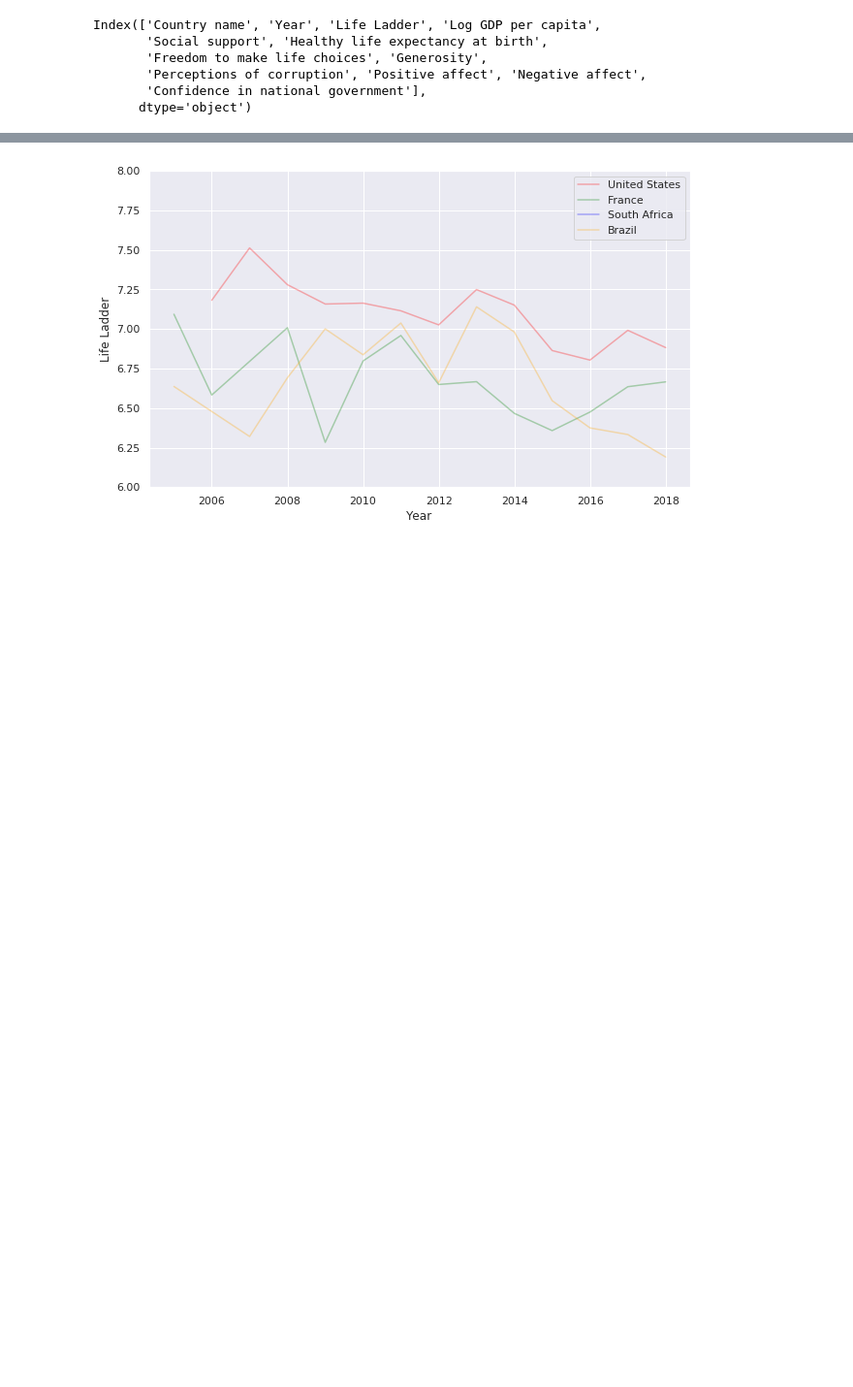
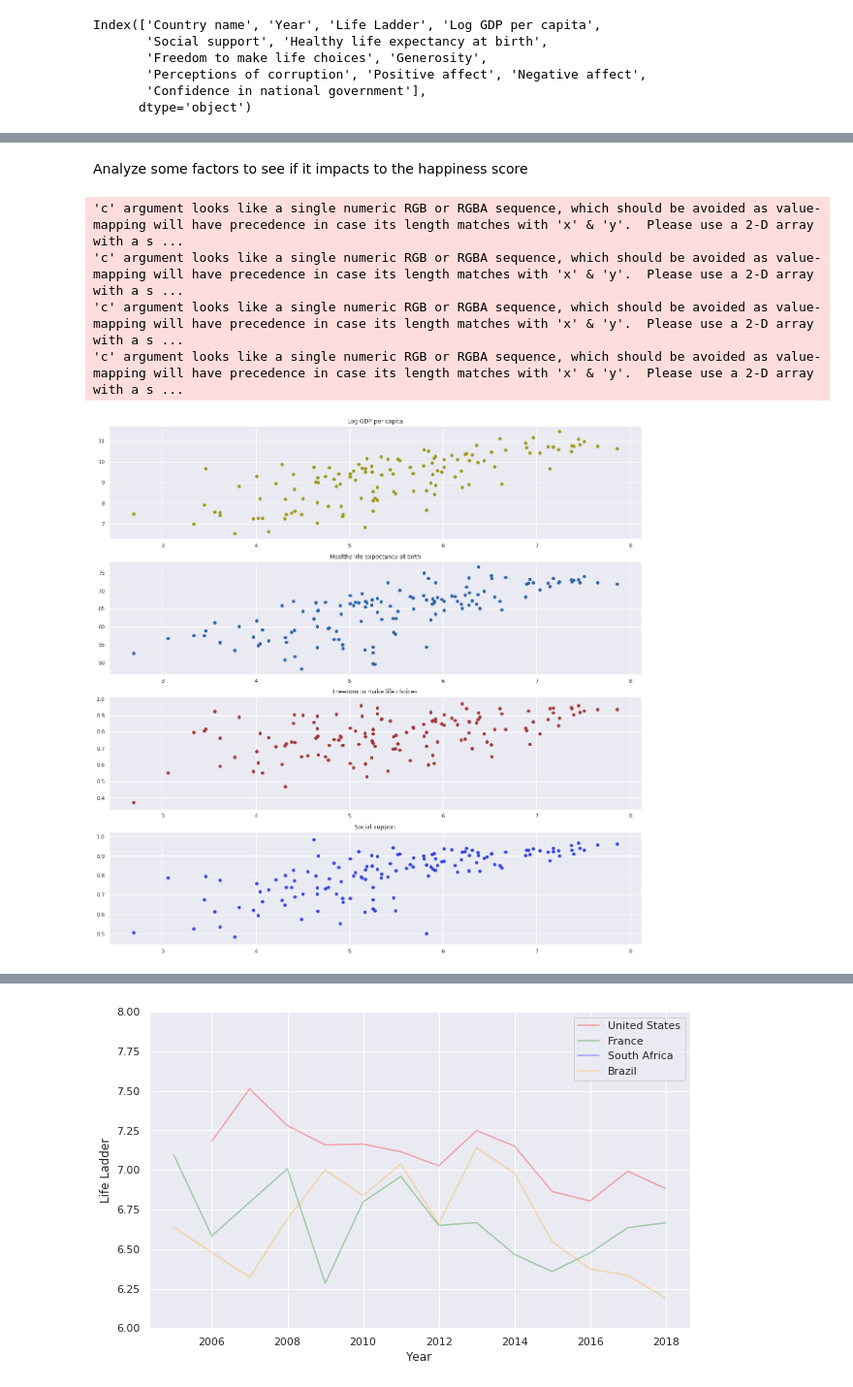
Before and after one commit to tlplus/Probability_Stats_Project, a Jupyter notebook: World Happiness Report.ipynb, the cells around one changed output, grey strips where cells are left out. Shown at 97% size. Drawn from its saved outputs; the diff is of its cells as text; code cells hidden in the pictures; blank space fills up the shorter version.

```diff
--- a/World Happiness Report.ipynb
+++ b/World Happiness Report.ipynb
@@ -116,0 +122,16 @@ df_2018.head(20)
+# %% [markdown]
+Analyze some factors to see if it impacts to the happiness score
+# %%
+plt.figure(figsize = (20, 20))
+factors_2018 = ['Log GDP per capita', 'Healthy life expectancy at birth',
+               'Freedom to make life choices', 'Social support']
+for i, j in zip(range(1, 5), factors_2018):
+    plt.subplot(4, 1, i)
+    plt.scatter(df_2018['Life Ladder'], df_2018[j], c=np.random.rand(3,))
+    plt.title(j)
+# %% [output]
+'c' argument looks like a single numeric RGB or RGBA sequence, which should be avoided as value-mapping will have precedence in case its length matches with 'x' & 'y'.  Please use a 2-D array with a s ...
+'c' argument looks like a single numeric RGB or RGBA sequence, which should be avoided as value-mapping will have precedence in case its length matches with 'x' & 'y'.  Please use a 2-D array with a s ...
+'c' argument looks like a single numeric RGB or RGBA sequence, which should be avoided as value-mapping will have precedence in case its length matches with 'x' & 'y'.  Please use a 2-D array with a s ...
+'c' argument looks like a single numeric RGB or RGBA sequence, which should be avoided as value-mapping will have precedence in case its length matches with 'x' & 'y'.  Please use a 2-D array with a s ...
+[figure, added]
```
Also changed, not shown: parts of 6 cells of this notebook.
